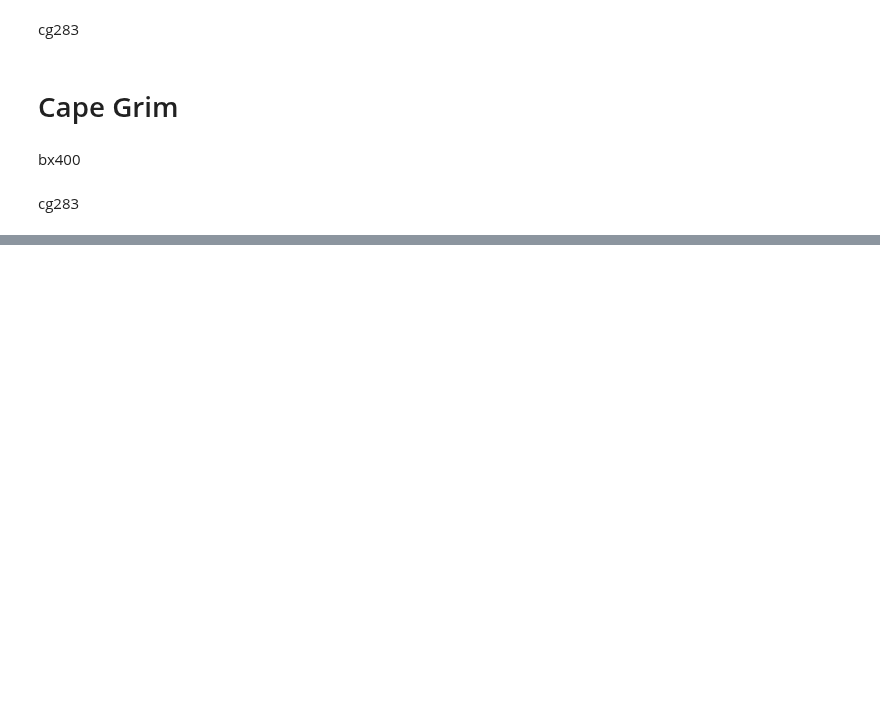
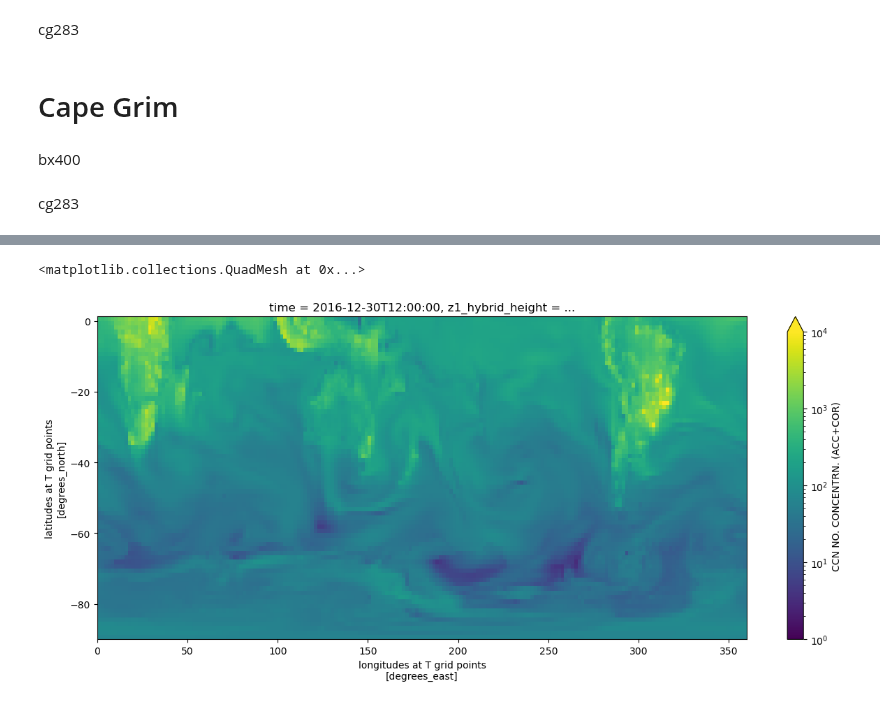
Before and after one commit to llamprey/access-eval, a Jupyter notebook: model_track.ipynb, the cells around one changed output, grey strips where cells are left out. Saved outputs shown, nothing was run; the diff lists cells and outputs as text; code cells hidden in the pictures; blank space fills up the shorter version.

```diff
--- a/model_track.ipynb
+++ b/model_track.ipynb
@@ -1098,0 +1300,2 @@ cgo_track.load().to_netcdf(path='/g/data/jk72/ll6859/ACCESS_aero_eval/CGO/cgo161
+# %%
+raw_model = xr.open_dataset('/g/data/jk72/slf563/ACCESS/output/bx400/daily/bx400a.pd.sh20161230.nc')
@@ -1098,0 +1322,7 @@ cgo_track.load().to_netcdf(path='/g/data/jk72/ll6859/ACCESS_aero_eval/CGO/cgo161
+# %%
+ax = plt.subplot(111,)
+ax.figure.set_size_inches(15, 6)
+raw_model.isel(z1_hybrid_height=0).field38438.plot(norm=matplotlib.colors.LogNorm(vmin=1,vmax=10000))
+# %% [output]
+<matplotlib.collections.QuadMesh at 0x...>
+[figure, added]
```
Also changed, not shown: parts of 23 cells of this notebook, 3 other files.
